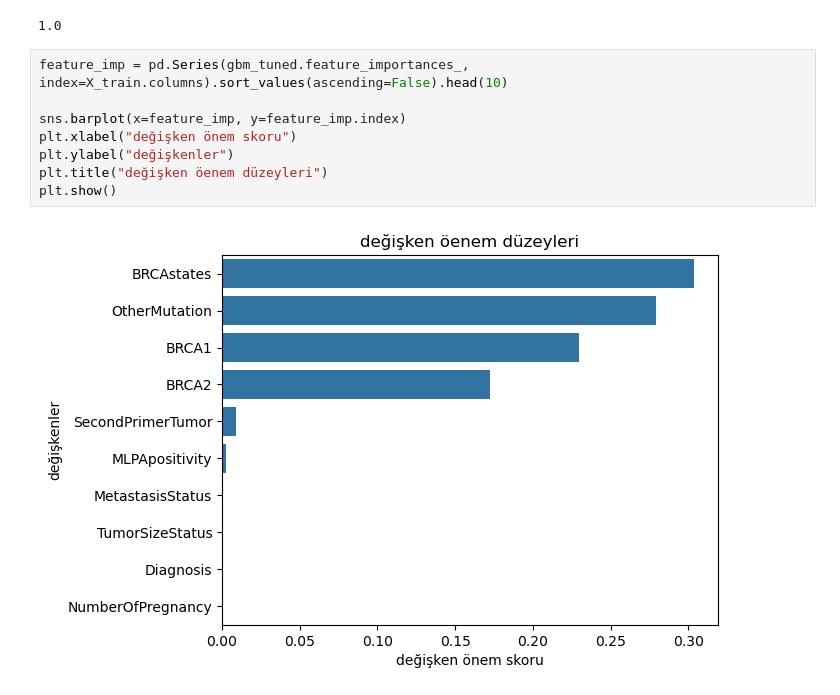
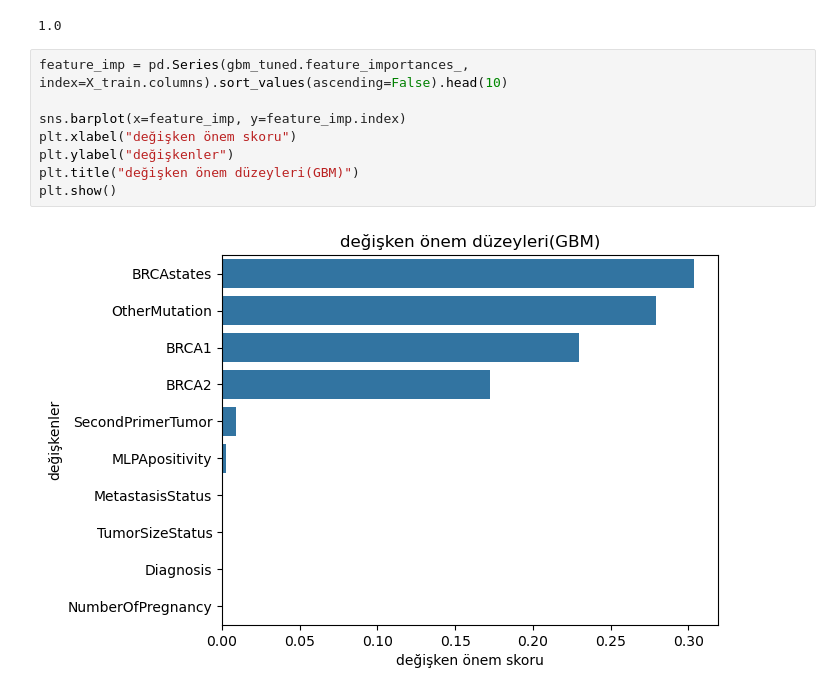
Before and after one commit to gamzegezgin/Classification-Models, a Jupyter notebook: Gradient Boosting Machines/GBM_example.ipynb, the cells around one changed output. Saved outputs shown, nothing was run; the diff lists cells and outputs as text.

```diff
--- a/Gradient Boosting Machines/GBM_example.ipynb
+++ b/Gradient Boosting Machines/GBM_example.ipynb
@@ -66,10 +66,10 @@ accuracy_score(y_test, y_pred)
 # %%
 feature_imp = pd.Series(gbm_tuned.feature_importances_, index=X_train.columns).sort_values(ascending=False).head(10)
 
 sns.barplot(x=feature_imp, y=feature_imp.index)
 plt.xlabel("değişken önem skoru")
 plt.ylabel("değişkenler")
-plt.title("değişken öenem düzeyleri")
+plt.title("değişken önem düzeyleri(GBM)")
 plt.show()
 # %% [output]
-[figure, old version]
+[figure, new version]
```
Also changed, not shown: 2 other files.
